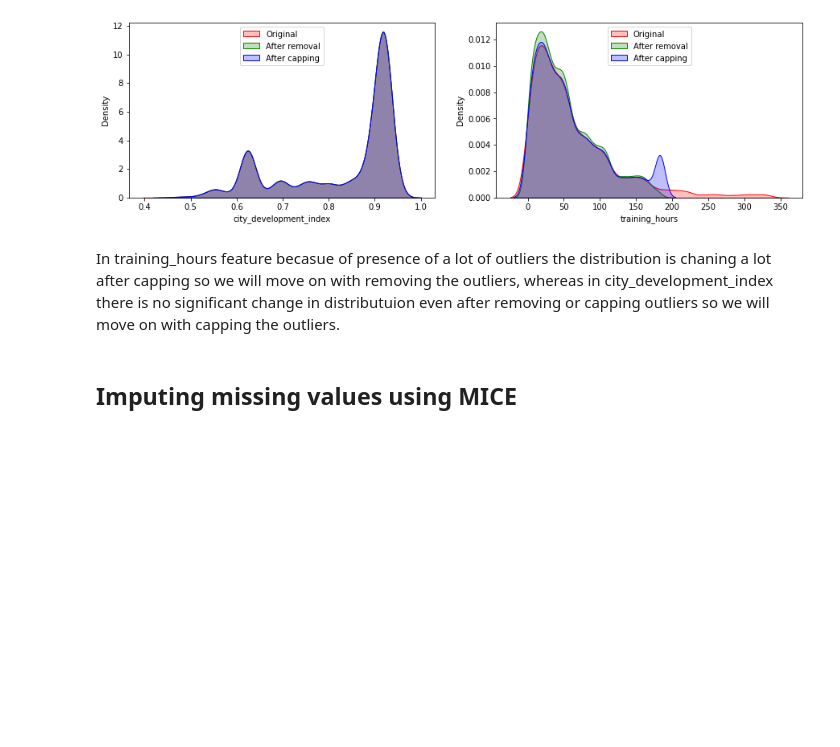
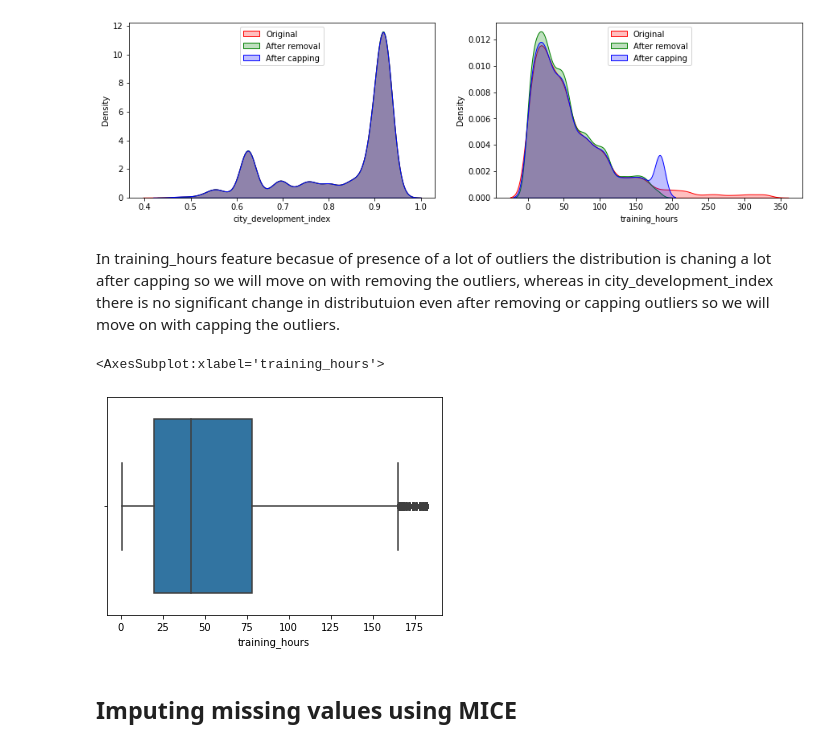
Before and after one commit to yuvraaj2002/Old_projects, a Jupyter notebook: DS job and salary prediction/DS_job_prediction/DS_job_prediction.ipynb, the cells around one changed output. Cells and saved outputs as stored; diff of their text form; code cells hidden in the pictures; blank space fills up the shorter version.

Commit message:
Doubt in outlier removal of training_hour feature

```diff
--- a/DS job and salary prediction/DS_job_prediction/DS_job_prediction.ipynb
+++ b/DS job and salary prediction/DS_job_prediction/DS_job_prediction.ipynb
@@ -313,6 +313,11 @@ df['city_development_index'] = np.where(
 # %%
 # Let's remove outliers in training_hours feature of original dataframe
 df = df[df['training_hours'] < lmts_trainng_hrs[0]]
+# %%
+sns.boxplot(x = df['training_hours'])
+# %% [output]
+<AxesSubplot:xlabel='training_hours'>
+[figure, added]
 # %% [markdown]
 ## Imputing missing values using MICE
 # %%
```
